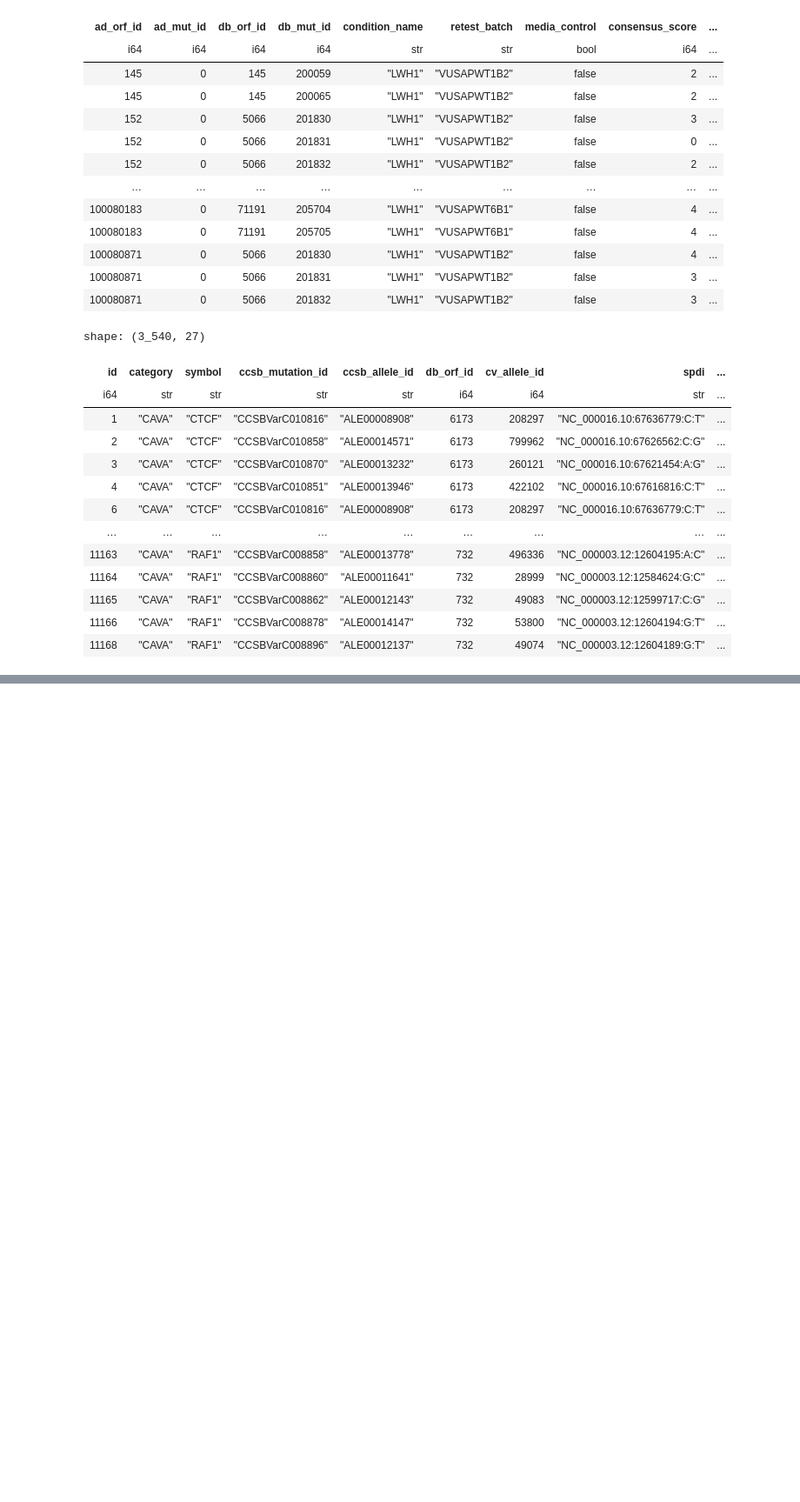
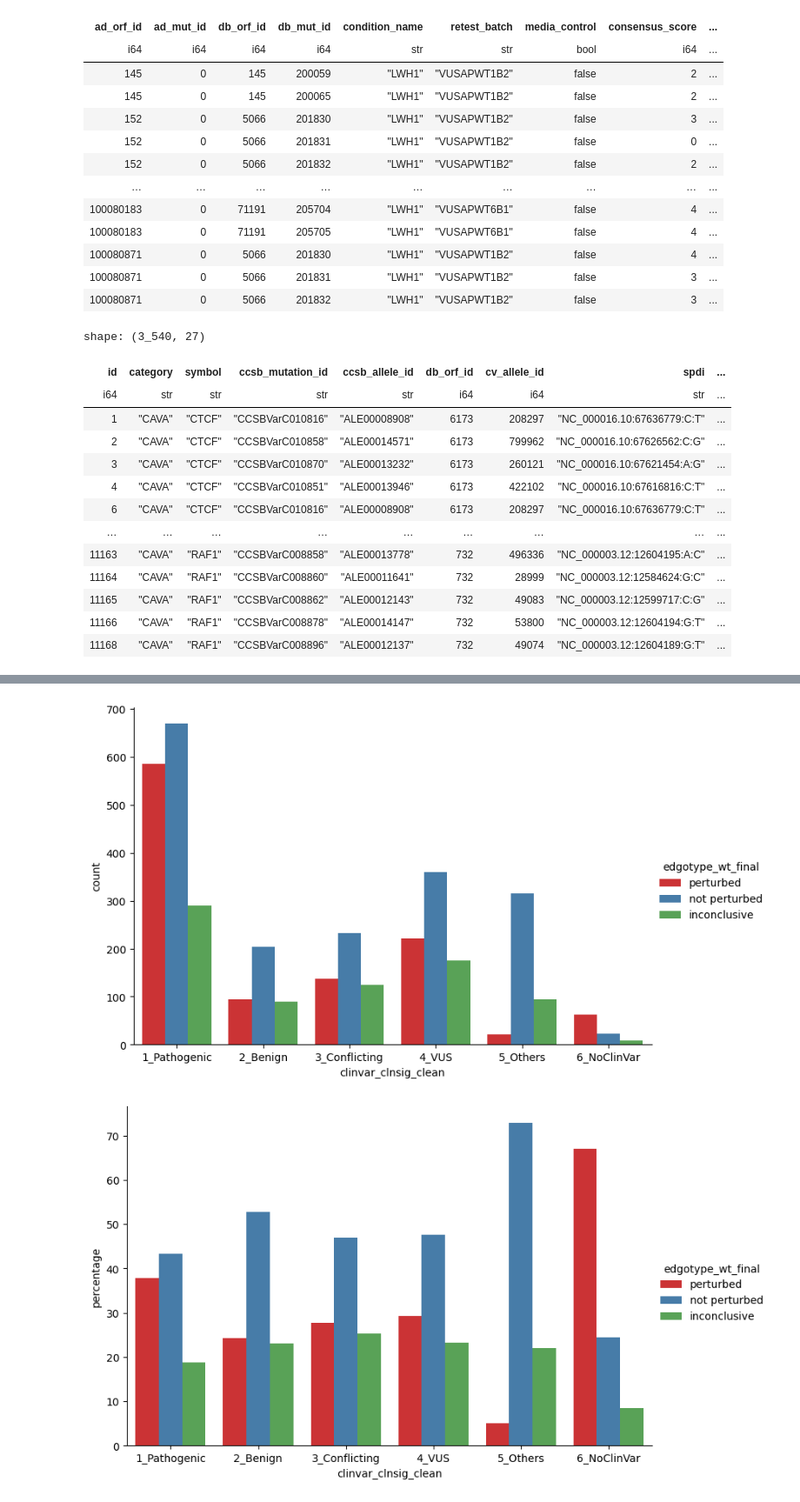
Before and after one commit to runxi-shen/2025_Pillar_VarChAMP, a Jupyter notebook: 2_individual_assay_analyses/ppi/2_analyses/1_edgotyping_data_analyses.ipynb, the cells around one changed output, grey strips where cells are left out. Shown at 87% size. Cells and saved outputs as stored; diff of their text form; code cells hidden in the pictures; blank space fills up the shorter version.

```diff
--- a/2_individual_assay_analyses/ppi/2_analyses/1_edgotyping_data_analyses.ipynb
+++ b/2_individual_assay_analyses/ppi/2_analyses/1_edgotyping_data_analyses.ipynb
@@ -43,0 +116,16 @@ shape: (3_540, 27)
+# %%
+# process metadata
+metadata = pl.DataFrame(pd.read_csv(f"../../../1_allele_collection/3_outputs/varchamp_alleles_clinvar_gnomad_dbnsfp_sc.tsv", sep="\t", low_memory=False))
+mut_cols = ["mutation_id_rc4", "mutation_id_cegs2", "mutation_id_edgotyping3"]
+id_vars = [col for col in metadata.columns if col not in mut_cols]
+metadata = metadata.unpivot(index=id_vars,
+                            on=mut_cols,
+                            variable_name="mutation_collection",
+                            value_name="mut_id")
+
+priority_col = ["orf_id", "mut_id", "symbol", "aa_change", "ensembl_gene_id", "clinvar_clnsig_clean", "gnomad_af", "StarStatus"]
+metadata = metadata.select(priority_col).filter(~pl.col("mut_id").is_null()).with_columns(
+    pl.col("mut_id").cast(pl.Int64).alias("mut_id"),
+    pl.col("orf_id").cast(pl.Int64).alias("orf_id")
+)
+metadata
@@ -43,0 +147,3 @@ shape: (3_540, 27)
+# %%
+edgotyping_scores_final_clinvar = edgotyping_scores_final.join(metadata, on=["symbol", "aa_change"], suffix='_meta')
+edgotyping_scores_final_clinvar
@@ -43,0 +165,26 @@ shape: (3_540, 27)
+# %%
+edgotyping_clinvar_sum = (
+    edgotyping_scores_final_clinvar
+      .group_by(["clinvar_clnsig_clean", "edgotype_wt_final"])
+      .len()
+      .sort(by="clinvar_clnsig_clean")
+      .rename({"len": "count"})
+).with_columns(
+    pl.col("clinvar_clnsig_clean").fill_null("6_NoClinVar")).to_pandas()
+
+# Compute the total count PER clinvar_clnsig_clean (as a Series aligned to df.index):
+totals = edgotyping_clinvar_sum.groupby("clinvar_clnsig_clean")["count"].transform("sum")
+
+# Now compute percentage = count ÷ total_for_that_clinvar × 100
+edgotyping_clinvar_sum["percentage"] = edgotyping_clinvar_sum["count"] / totals * 100
+
+g = sns.catplot(data=edgotyping_clinvar_sum.sort_values(by="clinvar_clnsig_clean"),
+                x="clinvar_clnsig_clean", y="count", hue="edgotype_wt_final", kind="bar", aspect=1.5,
+                palette="Set1", hue_order=["perturbed","not perturbed","inconclusive"])
+
+g = sns.catplot(data=edgotyping_clinvar_sum.sort_values(by="clinvar_clnsig_clean"),
+                x="clinvar_clnsig_clean", y="percentage", hue="edgotype_wt_final", kind="bar", aspect=1.5,
+                palette="Set1", hue_order=["perturbed","not perturbed","inconclusive"])
+# %% [output]
+[figure, added]
+[figure, added]
```
Also changed, not shown: parts of 7 cells of this notebook, 12 other files.
